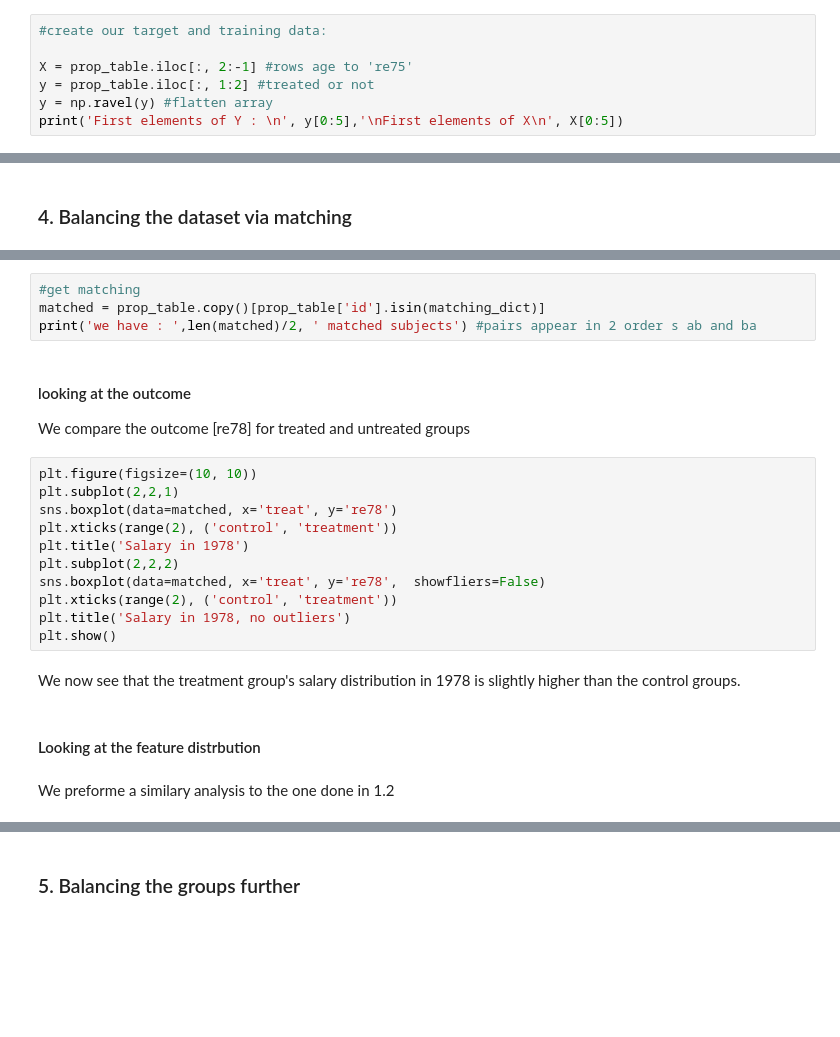
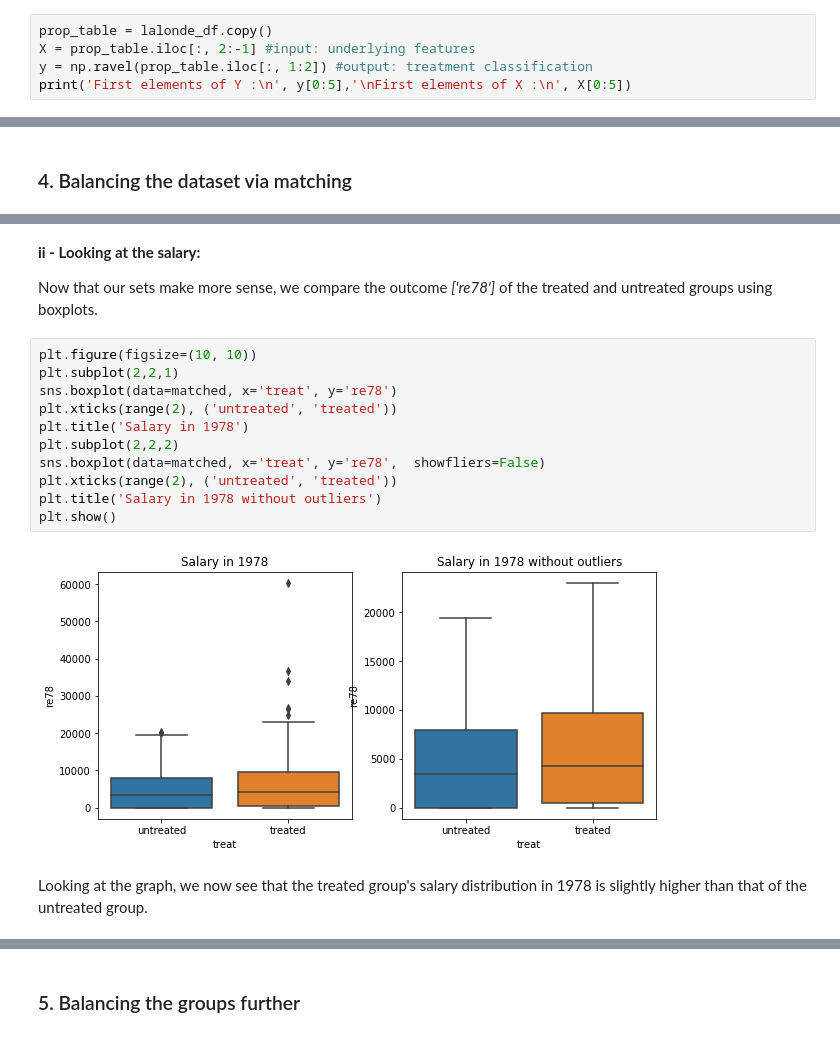
Before and after one commit to mtaziz/ada, a Jupyter notebook: HW4/Homework 4.ipynb, the cells around one changed output, grey strips where cells are left out. Cells and saved outputs as stored; diff of their text form; blank space fills up the shorter version.

```diff
--- a/HW4/Homework 4.ipynb
+++ b/HW4/Homework 4.ipynb
@@ -378,7 +419,5 @@ prop_table = lalonde_df.copy() #otherwise we modify lalonde_df when we modify pr
 # %%
-#create our target and training data:
-
-X = prop_table.iloc[:, 2:-1] #rows age to 're75'
-y = prop_table.iloc[:, 1:2] #treated or not
-y = np.ravel(y) #flatten array
-print('First elements of Y : \n', y[0:5],'\nFirst elements of X\n', X[0:5])
+prop_table = lalonde_df.copy()
+X = prop_table.iloc[:, 2:-1] #input: underlying features
+y = np.ravel(prop_table.iloc[:, 1:2]) #output: treatment classification
+print('First elements of Y :\n', y[0:5],'\nFirst elements of X :\n', X[0:5])
@@ -425,24 +509,19 @@ list(matching_dict.items())[:5]
-# %%
-#get matching
-matched = prop_table.copy()[prop_table['id'].isin(matching_dict)]
-print('we have : ',len(matched)/2, ' matched subjects') #pairs appear in 2 order s ab and ba
 # %% [markdown]
-#### looking at the outcome
-We compare the outcome [re78] for treated and untreated groups
+**ii - Looking at the salary:**
+
+Now that our sets make more sense, we compare the outcome _['re78']_ of the treated and untreated groups using boxplots.
 # %%
 plt.figure(figsize=(10, 10))
 plt.subplot(2,2,1)
 sns.boxplot(data=matched, x='treat', y='re78')
-plt.xticks(range(2), ('control', 'treatment'))
+plt.xticks(range(2), ('untreated', 'treated'))
 plt.title('Salary in 1978')
 plt.subplot(2,2,2)
 sns.boxplot(data=matched, x='treat', y='re78',  showfliers=False)
-plt.xticks(range(2), ('control', 'treatment'))
-plt.title('Salary in 1978, no outliers')
+plt.xticks(range(2), ('untreated', 'treated'))
+plt.title('Salary in 1978 without outliers')
 plt.show()
+# %% [output]
+[figure, added]
 # %% [markdown]
-We now see that the treatment group's salary distribution in 1978 is slightly higher than the control groups.
+Looking at the graph, we now see that the treated group's salary distribution in 1978 is slightly higher than that of the untreated group.
-# %% [markdown]
-#### Looking at the feature distrbution
-# %% [markdown]
-We preforme a similary analysis to the one done in 1.2
```
Also changed, not shown: parts of 82 cells of this notebook.
